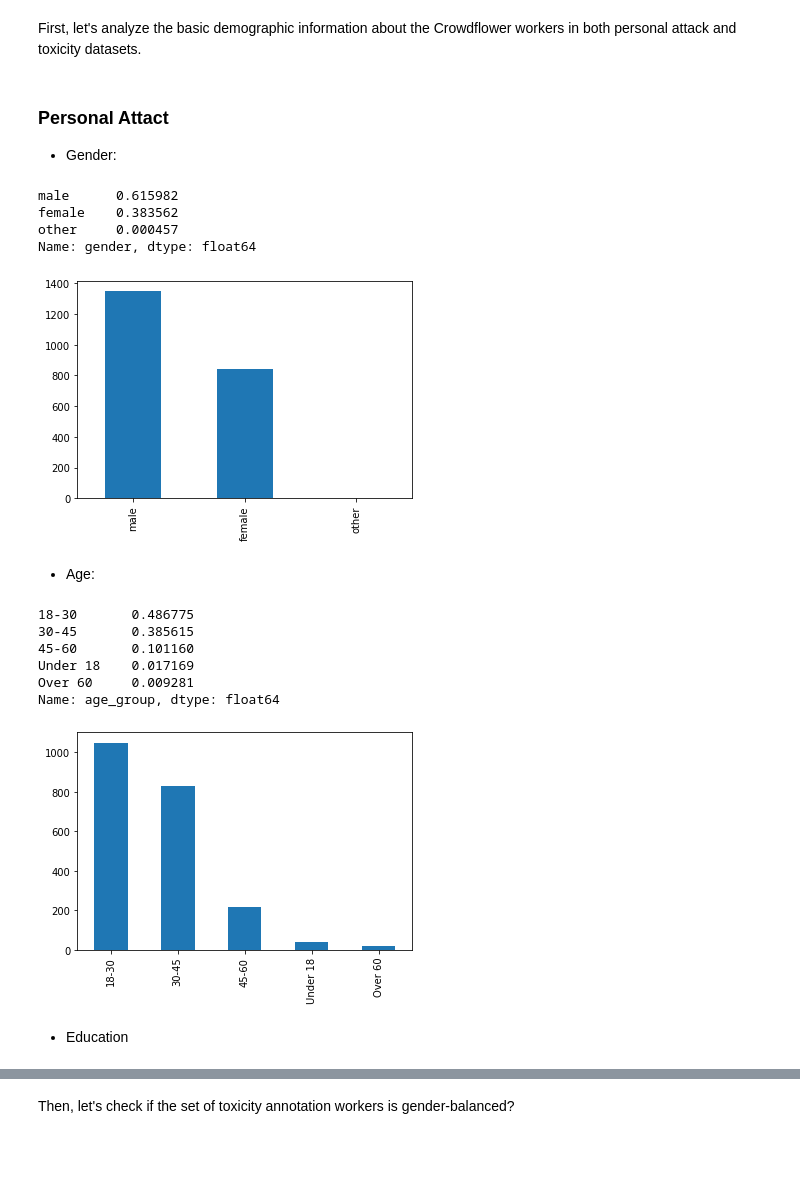
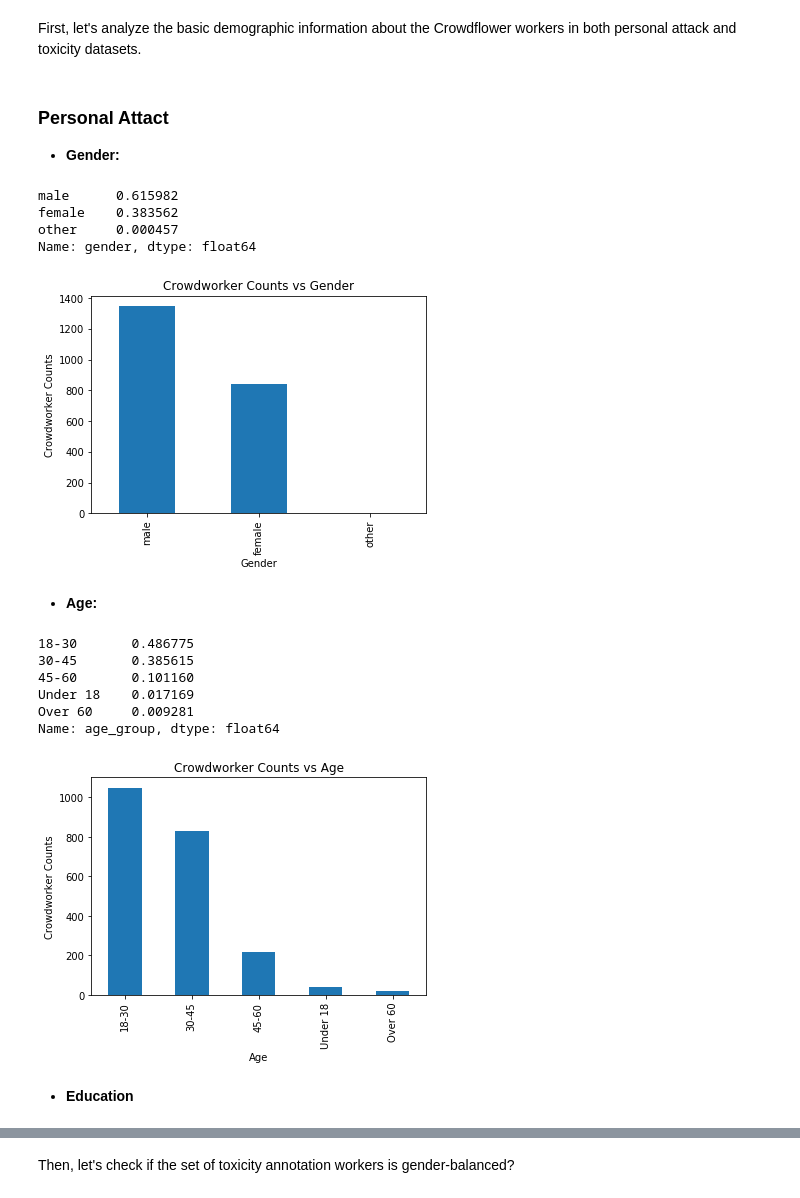
Before and after one commit to Shuya-Ma/data-512, a Jupyter notebook: data-512-a2/data-512-a2.ipynb, the cells around one changed output, grey strips where cells are left out. Saved outputs shown, nothing was run; the diff lists cells and outputs as text; code cells hidden in the pictures; blank space fills up the shorter version.

```diff
--- a/data-512-a2/data-512-a2.ipynb
+++ b/data-512-a2/data-512-a2.ipynb
@@ -58,23 +58,33 @@ toxic.head()
 First, let's analyze the basic demographic information about the Crowdflower workers in both personal attack and toxicity datasets.
 # %% [markdown]
 ### Personal Attact
-- Gender:
+- **Gender:**
 # %%
 attack_gender = attack_demograohics['gender'].value_counts()
 attack_gender.plot(kind='bar')
-attack_gender/attack_gender.sum()
+display(attack_gender/attack_gender.sum())
+plt.ylabel('Crowdworker Counts')
+plt.xlabel('Gender')
+plt.title('Crowdworker Counts vs Gender')
+plt.savefig('plot/attack_gender')
+plt.show()
 # %% [output]
 male      0.615982
 female    0.383562
 other     0.000457
 Name: gender, dtype: float64
-[figure, old version]
+[figure, new version]
 # %% [markdown]
--  Age:
+-  **Age:**
 # %%
 attack_age = attack_demograohics['age_group'].value_counts()
 attack_age.plot(kind='bar')
-attack_age/attack_age.sum()
+display(attack_age/attack_age.sum())
+plt.ylabel('Crowdworker Counts')
+plt.xlabel('Age')
+plt.title('Crowdworker Counts vs Age')
+plt.savefig('plot/attack_age')
+plt.show()
 # %% [output]
 18-30       0.486775
 30-45       0.385615
@@ -82,9 +92,9 @@ attack_age/attack_age.sum()
 Under 18    0.017169
 Over 60     0.009281
 Name: age_group, dtype: float64
-[figure, old version]
+[figure, new version]
 # %% [markdown]
-- Education
+- **Education**
 # %%
 attack_ed = attack_demograohics['education'].value_counts()
 attack_ed.plot(kind='bar')
```
Also changed, not shown: parts of 20 cells of this notebook, 9 other files.
